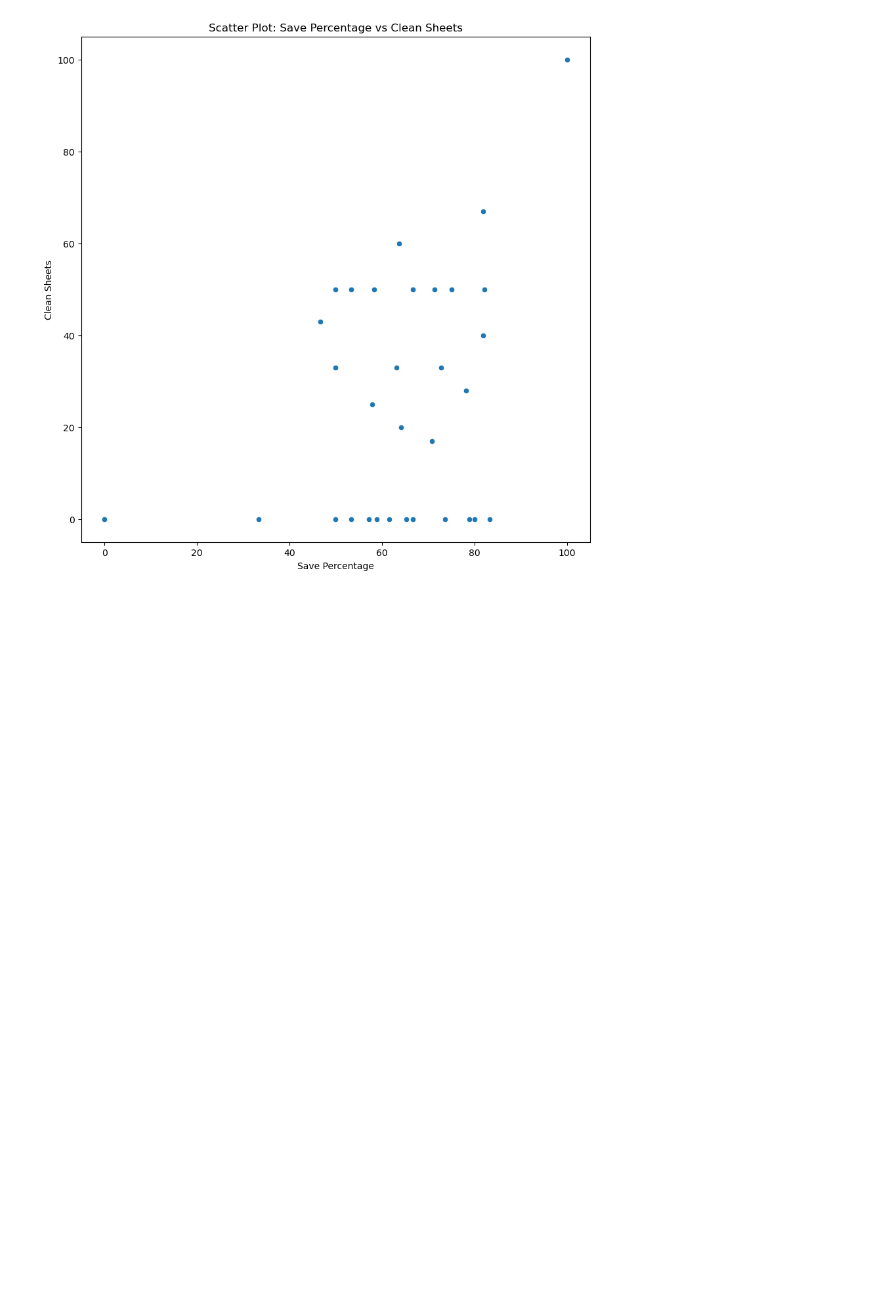
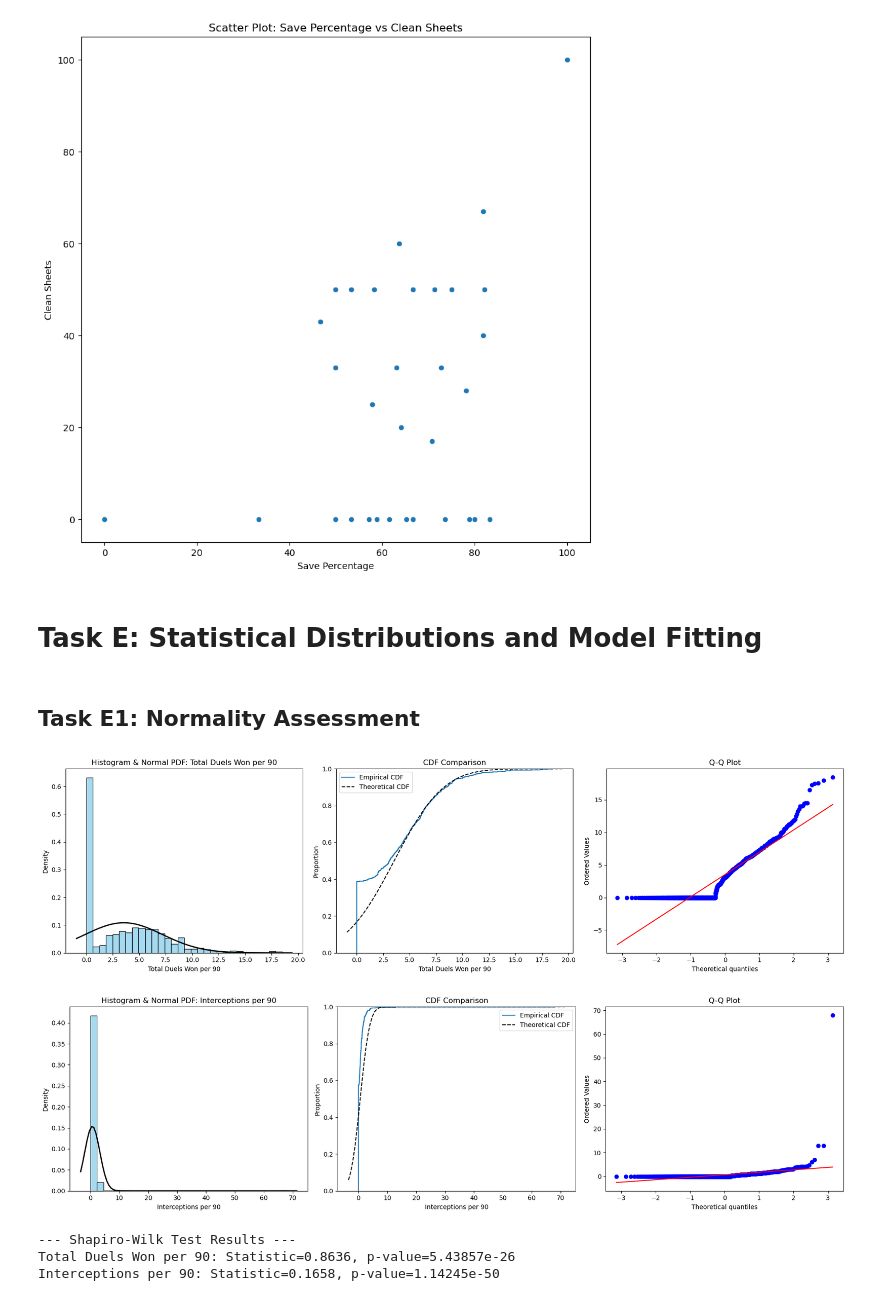
Before and after one commit to SamUM13/UM_WQD7013StatisticsforDS_Assignment1, a Jupyter notebook: 7013_Ass1.ipynb, the cells around one changed output. Drawn from its saved outputs; the diff is of its cells as text; code cells hidden in the pictures; blank space fills up the shorter version.

Commit message:
Merged Task E code

```diff
--- a/7013_Ass1.ipynb
+++ b/7013_Ass1.ipynb
@@ -677,3 +677,78 @@ plt.show()
 # %% [output]
 ('Save Percentage', 'Clean Sheets')
 [figure]
+# %% [markdown]
+# **Task E: Statistical Distributions and Model Fitting**
+# %% [markdown]
+## **Task E1:** Normality Assessment
+# %%
+import pandas as pd
+import numpy as np
+import matplotlib.pyplot as plt
+import seaborn as sns
+import scipy.stats as stats
+
+# Load data using a relative path to comply with assignment rules
+df_raw = pd.read_csv("FIFA WC 2022 Players Stats.csv")
+df_raw.columns = df_raw.columns.str.strip()
+
+# Create a specific dataframe for Task E to avoid overwriting previous variables
+df_task_e = df_raw.copy()
+
+# Clean and apply the zero imputation strategy
+numeric_cols = [
+    'Appearances', 'Goals Scored', 'Assists Provided',
+    'Dribbles per 90', 'Interceptions per 90', 'Tackles per 90',
+    'Total Duels Won per 90', 'Save Percentage', 'Clean Sheets'
+]
+
+df_task_e['Save Percentage'] = df_task_e['Save Percentage'].astype(str).str.replace('%', '', regex=False)
+df_task_e['Clean Sheets'] = df_task_e['Clean Sheets'].astype(str).str.replace('%', '', regex=False)
+df_task_e[numeric_cols] = df_task_e[numeric_cols].replace(['-', 'N,A', 'N.A', 'N.A.', ''], np.nan).astype(float)
+df_task_e[numeric_cols] = df_task_e[numeric_cols].fillna(0)
+
+# Select variables for normality testing
+var_norm = df_task_e['Total Duels Won per 90']
+var_skew = df_task_e['Interceptions per 90']
+
+def plot_normality(data, title):
+    fig, axes = plt.subplots(1, 3, figsize=(18, 5))
+
+    # Histogram with Normal PDF
+    sns.histplot(data, stat='density', bins=30, ax=axes[0], color='skyblue')
+    xmin, xmax = axes[0].get_xlim()
+    x = np.linspace(xmin, xmax, 100)
+    p = stats.norm.pdf(x, np.mean(data), np.std(data, ddof=1))
+    axes[0].plot(x, p, 'k', linewidth=2)
+    axes[0].set_title(f'Histogram & Normal PDF: {title}')
+
+    # ECDF vs Theoretical CDF
+    sns.ecdfplot(data, ax=axes[1], label='Empirical CDF')
+    axes[1].plot(x, stats.norm.cdf(x, np.mean(data), np.std(data, ddof=1)), 'k--', label='Theoretical CDF')
+    axes[1].set_title('CDF Comparison')
+    axes[1].legend()
+
+    # Q-Q Plot
+    stats.probplot(data, dist="norm", plot=axes[2])
+    axes[2].set_title('Q-Q Plot')
+
+    plt.tight_layout()
+    plt.show()
+
+# Generate plots
+plot_normality(var_norm, 'Total Duels Won per 90')
+plot_normality(var_skew, 'Interceptions per 90')
+
+# Shapiro-Wilk Tests
+stat_norm, p_norm = stats.shapiro(var_norm)
+stat_skew, p_skew = stats.shapiro(var_skew)
+
+print("--- Shapiro-Wilk Test Results ---")
+print(f"Total Duels Won per 90: Statistic={stat_norm:.4f}, p-value={p_norm:.5e}")
+print(f"Interceptions per 90: Statistic={stat_skew:.4f}, p-value={p_skew:.5e}")
+# %% [output]
+[figure, added]
+[figure, added]
+--- Shapiro-Wilk Test Results ---
+Total Duels Won per 90: Statistic=0.8636, p-value=5.43857e-26
+Interceptions per 90: Statistic=0.1658, p-value=1.14245e-50
```
Also changed, not shown: parts of 10 cells of this notebook.
